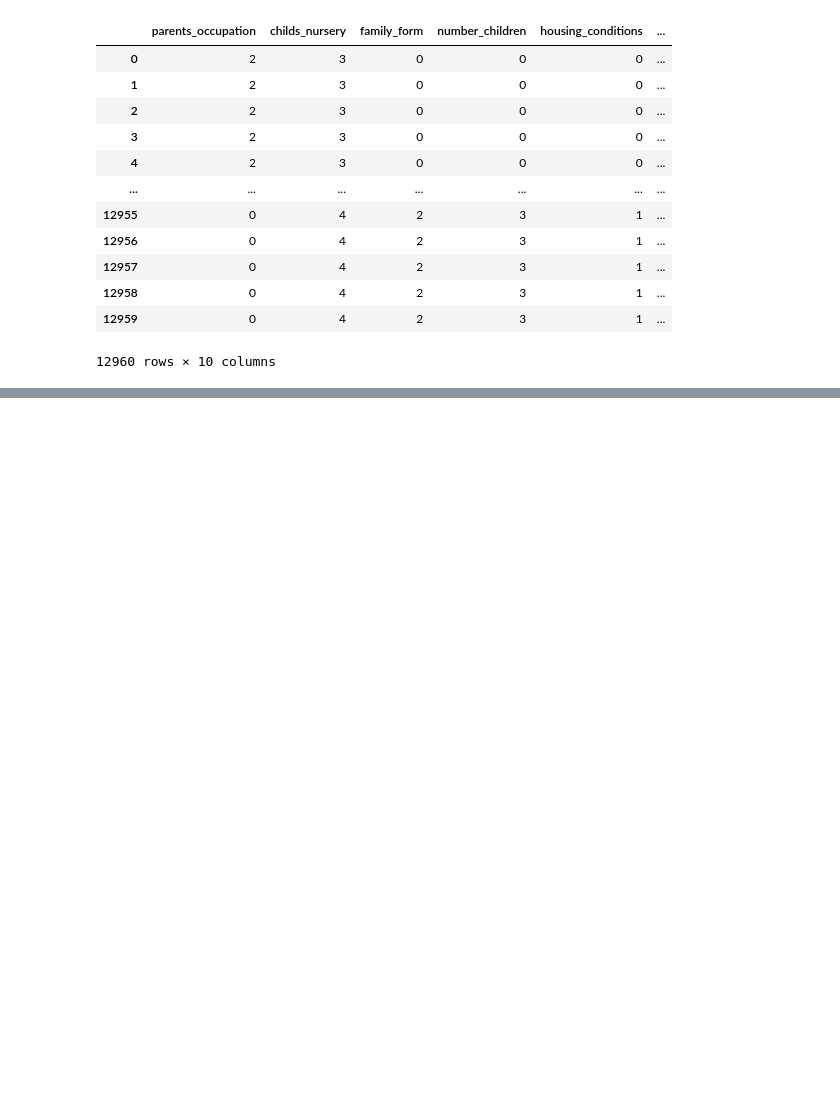
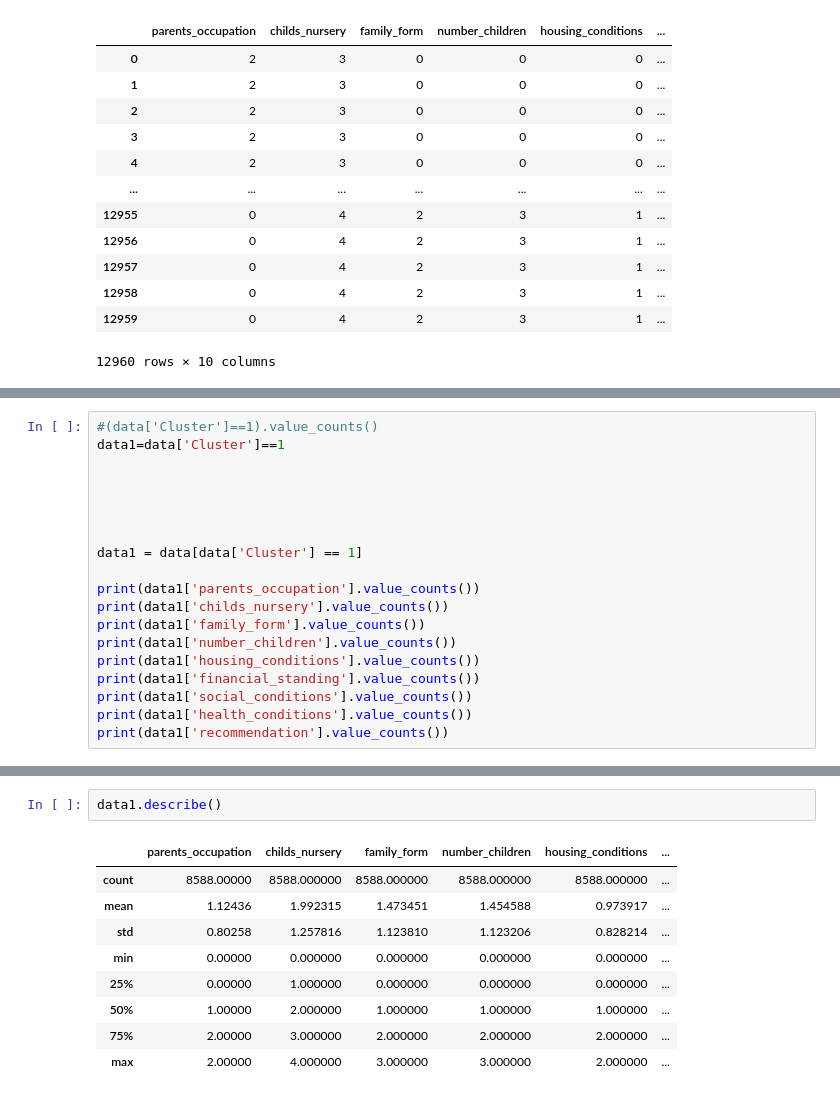
Before and after one commit to PilarAriasVazquez/L4, a Jupyter notebook: Untitled6.ipynb, the cells around one changed output, grey strips where cells are left out. Drawn from its saved outputs; the diff is of its cells as text; blank space fills up the shorter version.

```diff
--- a/Untitled6.ipynb
+++ b/Untitled6.ipynb
@@ -335,0 +331,19 @@ plt.show()
+# %%
+#(data['Cluster']==1).value_counts()
+data1=data['Cluster']==1
+
+
+
+
+
+data1 = data[data['Cluster'] == 1]
+
+print(data1['parents_occupation'].value_counts())
+print(data1['childs_nursery'].value_counts())
+print(data1['family_form'].value_counts())
+print(data1['number_children'].value_counts())
+print(data1['housing_conditions'].value_counts())
+print(data1['financial_standing'].value_counts())
+print(data1['social_conditions'].value_counts())
+print(data1['health_conditions'].value_counts())
+print(data1['recommendation'].value_counts())
@@ -335,0 +401,12 @@ plt.show()
+# %%
+data1.describe()
+# %% [output]
+|  | parents_occupation | childs_nursery | family_form | number_children | housing_conditions | ... |
+| count | 8588.00000 | 8588.000000 | 8588.000000 | 8588.000000 | 8588.000000 | ... |
+| mean | 1.12436 | 1.992315 | 1.473451 | 1.454588 | 0.973917 | ... |
+| std | 0.80258 | 1.257816 | 1.123810 | 1.123206 | 0.828214 | ... |
+| min | 0.00000 | 0.000000 | 0.000000 | 0.000000 | 0.000000 | ... |
+| 25% | 0.00000 | 1.000000 | 0.000000 | 0.000000 | 0.000000 | ... |
+| 50% | 1.00000 | 2.000000 | 1.000000 | 1.000000 | 1.000000 | ... |
+| 75% | 2.00000 | 3.000000 | 2.000000 | 2.000000 | 2.000000 | ... |
+| max | 2.00000 | 4.000000 | 3.000000 | 3.000000 | 2.000000 | ... |
```
Also changed, not shown: parts of 14 cells of this notebook.
